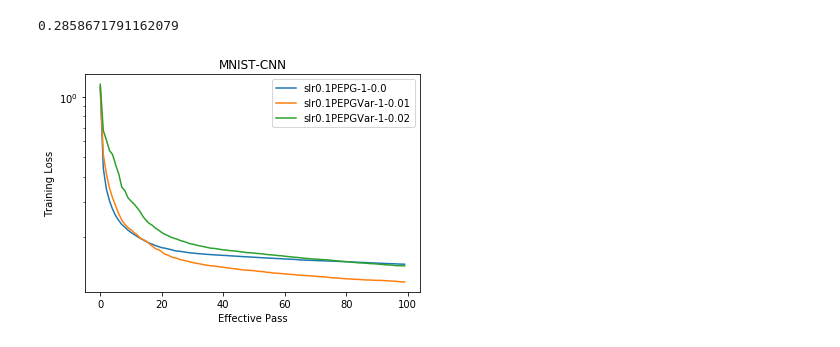
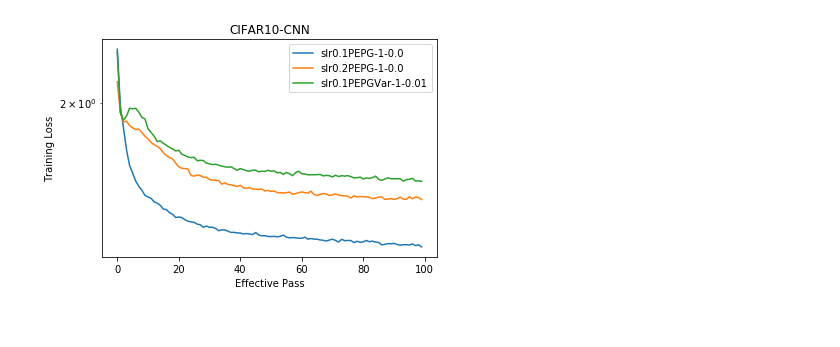
Before and after one commit to dqxiao/NES, a Jupyter notebook: Results_plot.ipynb, the cells around one changed output. Cells and saved outputs as stored; diff of their text form; code cells hidden in the pictures.

```diff
--- a/Results_plot.ipynb
+++ b/Results_plot.ipynb
@@ -52,11 +95,6 @@ compare(0)
 # %%
-folder="./MNIST/CNN/"
-start,end =0, 200
-methods=["slr0.1PEPG-1-0.0","slr0.1PEPGVar-1-0.01","slr0.1PEPGVar-1-0.02"]
+
+methods=["slr0.1PEPG-1-0.0","slr0.2PEPG-1-0.0","slr0.1PEPGVar-1-0.01"]
+compare(0)
+# %% [output]
+[figure, added]
-# %%
-h=readData(folder, methods[1])
-print(h[5])
-compare(0)
-# %% [output]
-0.2858671791162079
-[figure, removed]
```
Also changed, not shown: parts of 10 cells of this notebook, 2 other files.
